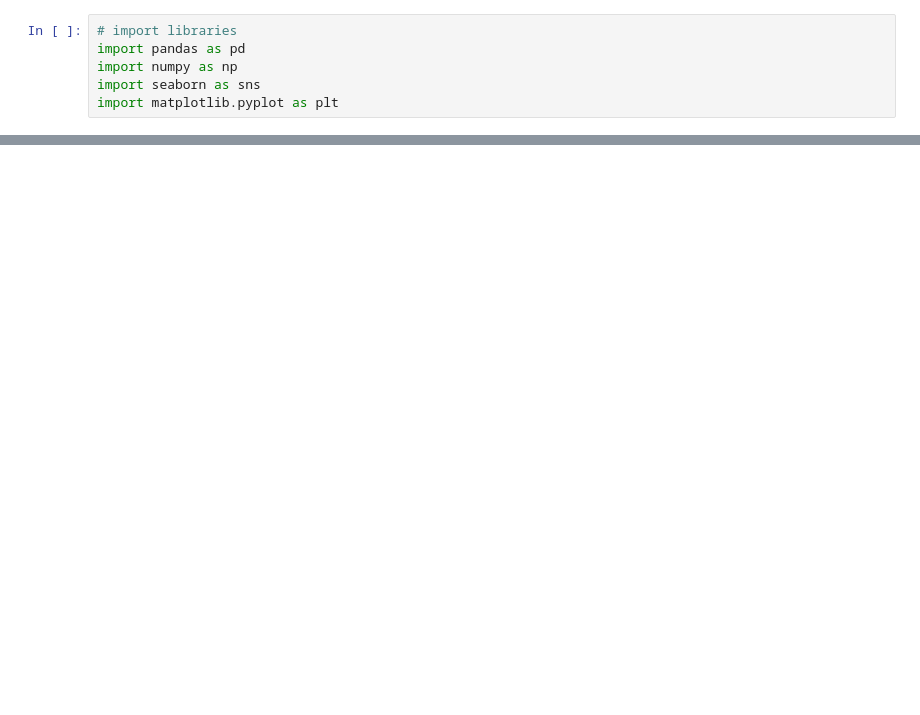
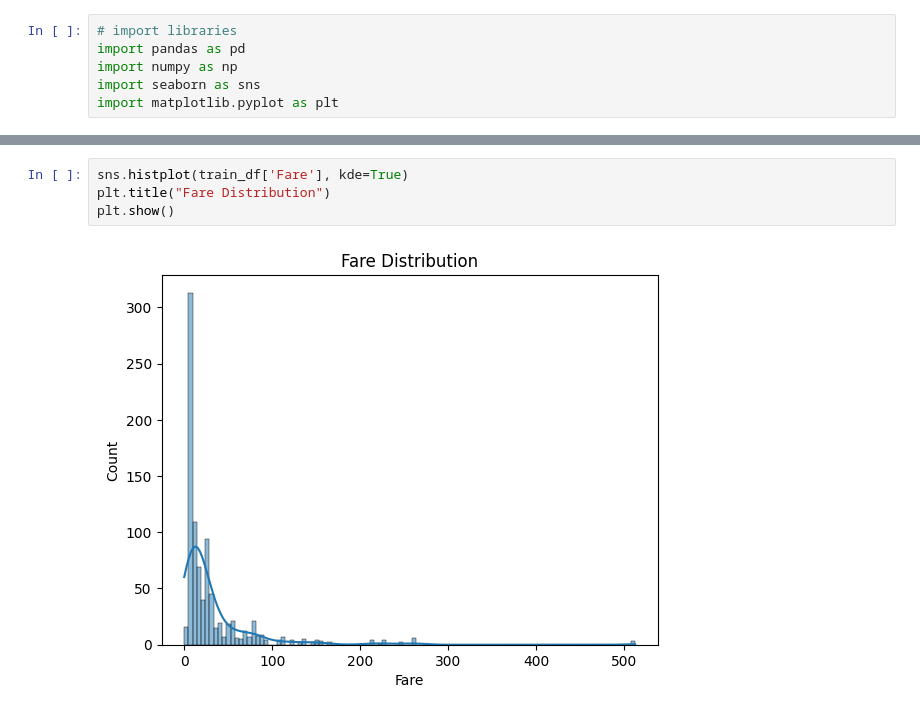
Before and after one commit to Pandey23000Om/Python-Workbook, a Jupyter notebook: EDA-Titanic/EDA.ipynb, the cells around one changed output, grey strips where cells are left out. Cells and saved outputs as stored; diff of their text form; blank space fills up the shorter version.

```diff
--- a/EDA-Titanic/EDA.ipynb
+++ b/EDA-Titanic/EDA.ipynb
@@ -45,0 +139,6 @@ Count plots using sns.countplot() to see class distribution.
+# %%
+sns.histplot(train_df['Fare'], kde=True)
+plt.title("Fare Distribution")
+plt.show()
+# %% [output]
+[figure, added]
```
Also changed, not shown: parts of 40 cells of this notebook, 3 other files.
